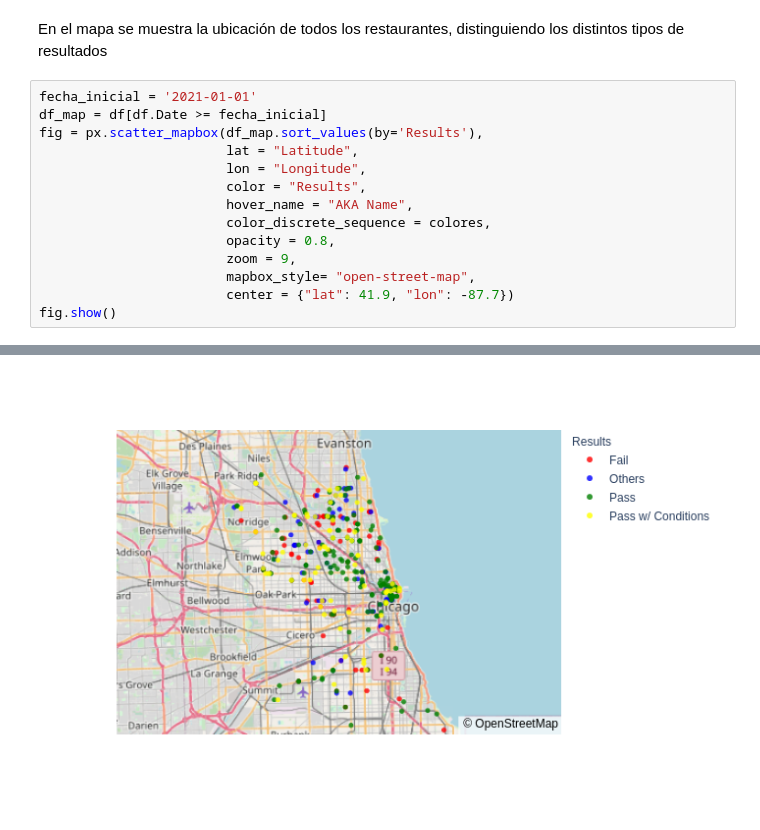
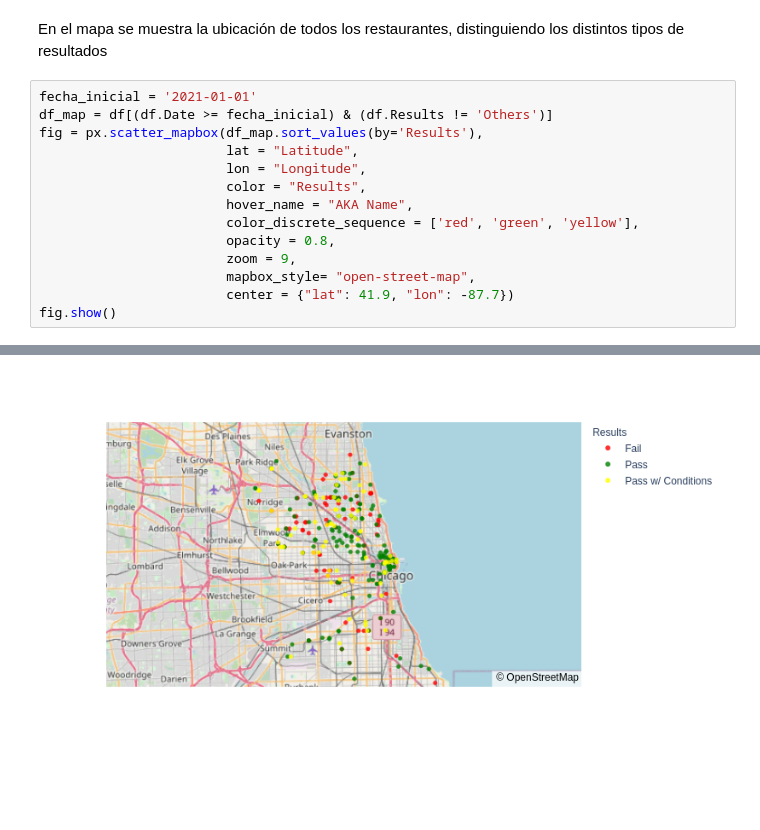
Before and after one commit to DorelyMS/data-product-architecture, a Jupyter notebook: notebooks/eda/Visualizaciones.ipynb, the cells around one changed output, grey strips where cells are left out. Drawn from its saved outputs; the diff is of its cells as text; blank space fills up the shorter version.

Commit message:
Se elimina others del mapa

```diff
--- a/notebooks/eda/Visualizaciones.ipynb
+++ b/notebooks/eda/Visualizaciones.ipynb
@@ -98,18 +98,18 @@ See the caveats in the documentation: https://pandas.pydata.org/pandas-docs/stab
 En el mapa se muestra la ubicación de todos los restaurantes, distinguiendo los distintos tipos de resultados
 # %%
 fecha_inicial = '2021-01-01'
-df_map = df[df.Date >= fecha_inicial]
+df_map = df[(df.Date >= fecha_inicial) & (df.Results != 'Others')]
 fig = px.scatter_mapbox(df_map.sort_values(by='Results'),
                         lat = "Latitude",
                         lon = "Longitude",
                         color = "Results",
                         hover_name = "AKA Name",
-                        color_discrete_sequence = colores,
+                        color_discrete_sequence = ['red', 'green', 'yellow'],
                         opacity = 0.8,
                         zoom = 9,
                         mapbox_style= "open-street-map",
                         center = {"lat": 41.9, "lon": -87.7})
 fig.show()
 # %% [output]
 [interactive output not drawn]
-[figure, old version]
+[figure, new version]
```
